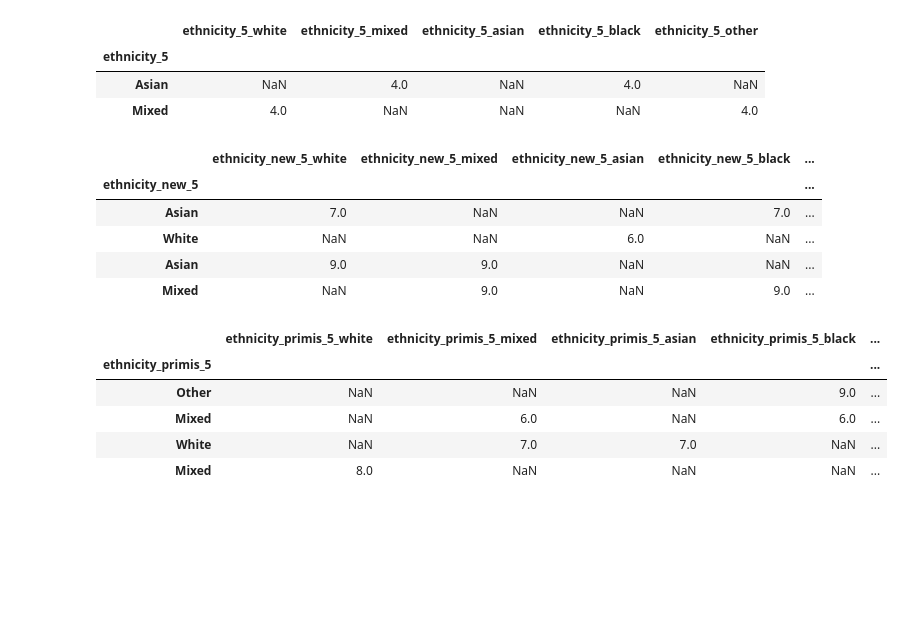
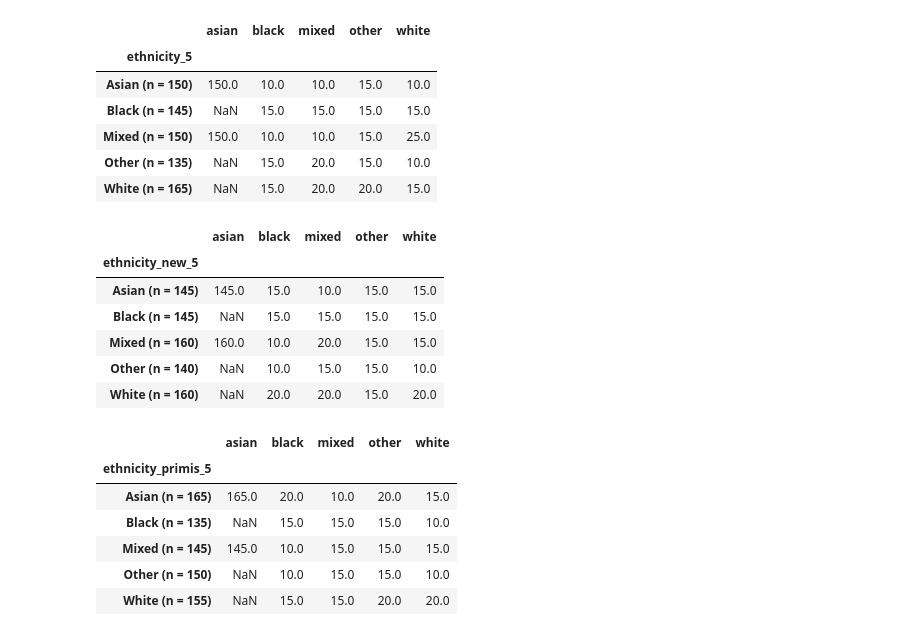
Before and after one commit to opensafely/ethnicity-short-data-report, a Jupyter notebook: notebooks_jupyter/test.ipynb, the cells around one changed output. Saved outputs shown, nothing was run; the diff lists cells and outputs as text; code cells hidden in the pictures; blank space fills up the shorter version.

```diff
--- a/notebooks_jupyter/test.ipynb
+++ b/notebooks_jupyter/test.ipynb
@@ -636,24 +641,36 @@ def latest_common_comparison(df_clean, definitions, other_vars, output_path):
 # %%
 df_clean = import_clean(input_path, definitions, other_vars_combined, demographic_covariates,
                     clinical_covariates, null, date_min, date_max,
                     time_delta, output_path, code_dict, dates)
 
 #state_change(df_clean, definitions, other_vars_combined, output_path)
-latest_common_comparison(df_clean, definitions, other_vars_combined, output_path)
+state_change(df_clean, definitions, other_vars_combined, output_path)
+# df_import = pd.read_feather(input_path)
+# for definition in definitions:
+#     df_import[f"{definition}_asian"]=np.nan
+#     df_import.loc[df_import[definition] == "3", f"{definition}_asian"] = 6
+#     df_import.loc[df_import[definition] == "2", f"{definition}_asian"] = 1
+# display(df_import['ethnicity_5_asian'].count())
+# display(df_clean['ethnicity_5_asian'].count())
 # %% [output]
-|  | ethnicity_5_white | ethnicity_5_mixed | ethnicity_5_asian | ethnicity_5_black | ethnicity_5_other |
+|  | asian | black | mixed | other | white |
 | ethnicity_5 |  |  |  |  |  |
-| Asian | NaN | 4.0 | NaN | 4.0 | NaN |
-| Mixed | 4.0 | NaN | NaN | NaN | 4.0 |
+| Asian (n = 150) | 150.0 | 10.0 | 10.0 | 15.0 | 10.0 |
+| Black (n = 145) | NaN | 15.0 | 15.0 | 15.0 | 15.0 |
+| Mixed (n = 150) | 150.0 | 10.0 | 10.0 | 15.0 | 25.0 |
+| Other (n = 135) | NaN | 15.0 | 20.0 | 15.0 | 10.0 |
+| White (n = 165) | NaN | 15.0 | 20.0 | 20.0 | 15.0 |
-|  | ethnicity_new_5_white | ethnicity_new_5_mixed | ethnicity_new_5_asian | ethnicity_new_5_black | ... |
-| ethnicity_new_5 |  |  |  |  | ... |
-| Asian | 7.0 | NaN | NaN | 7.0 | ... |
-| White | NaN | NaN | 6.0 | NaN | ... |
-| Asian | 9.0 | 9.0 | NaN | NaN | ... |
-| Mixed | NaN | 9.0 | NaN | 9.0 | ... |
+|  | asian | black | mixed | other | white |
+| ethnicity_new_5 |  |  |  |  |  |
+| Asian (n = 145) | 145.0 | 15.0 | 10.0 | 15.0 | 15.0 |
+| Black (n = 145) | NaN | 15.0 | 15.0 | 15.0 | 15.0 |
+| Mixed (n = 160) | 160.0 | 10.0 | 20.0 | 15.0 | 15.0 |
+| Other (n = 140) | NaN | 10.0 | 15.0 | 15.0 | 10.0 |
+| White (n = 160) | NaN | 20.0 | 20.0 | 15.0 | 20.0 |
-|  | ethnicity_primis_5_white | ethnicity_primis_5_mixed | ethnicity_primis_5_asian | ethnicity_primis_5_black | ... |
-| ethnicity_primis_5 |  |  |  |  | ... |
-| Other | NaN | NaN | NaN | 9.0 | ... |
-| Mixed | NaN | 6.0 | NaN | 6.0 | ... |
-| White | NaN | 7.0 | 7.0 | NaN | ... |
-| Mixed | 8.0 | NaN | NaN | NaN | ... |
+|  | asian | black | mixed | other | white |
+| ethnicity_primis_5 |  |  |  |  |  |
+| Asian (n = 165) | 165.0 | 20.0 | 10.0 | 20.0 | 15.0 |
+| Black (n = 135) | NaN | 15.0 | 15.0 | 15.0 | 10.0 |
+| Mixed (n = 145) | 145.0 | 10.0 | 15.0 | 15.0 | 15.0 |
+| Other (n = 150) | NaN | 10.0 | 15.0 | 15.0 | 10.0 |
+| White (n = 155) | NaN | 15.0 | 15.0 | 20.0 | 20.0 |
```
Also changed, not shown: parts of 1 cell of this notebook, 2 other files.
